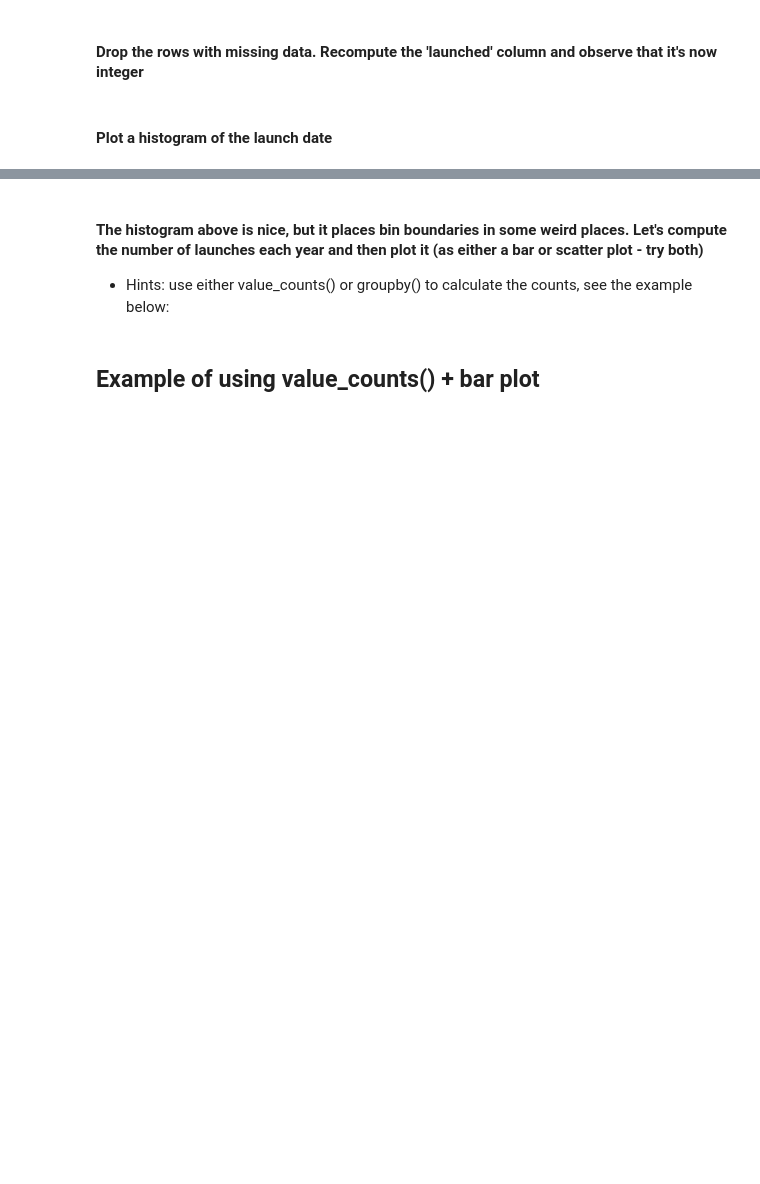
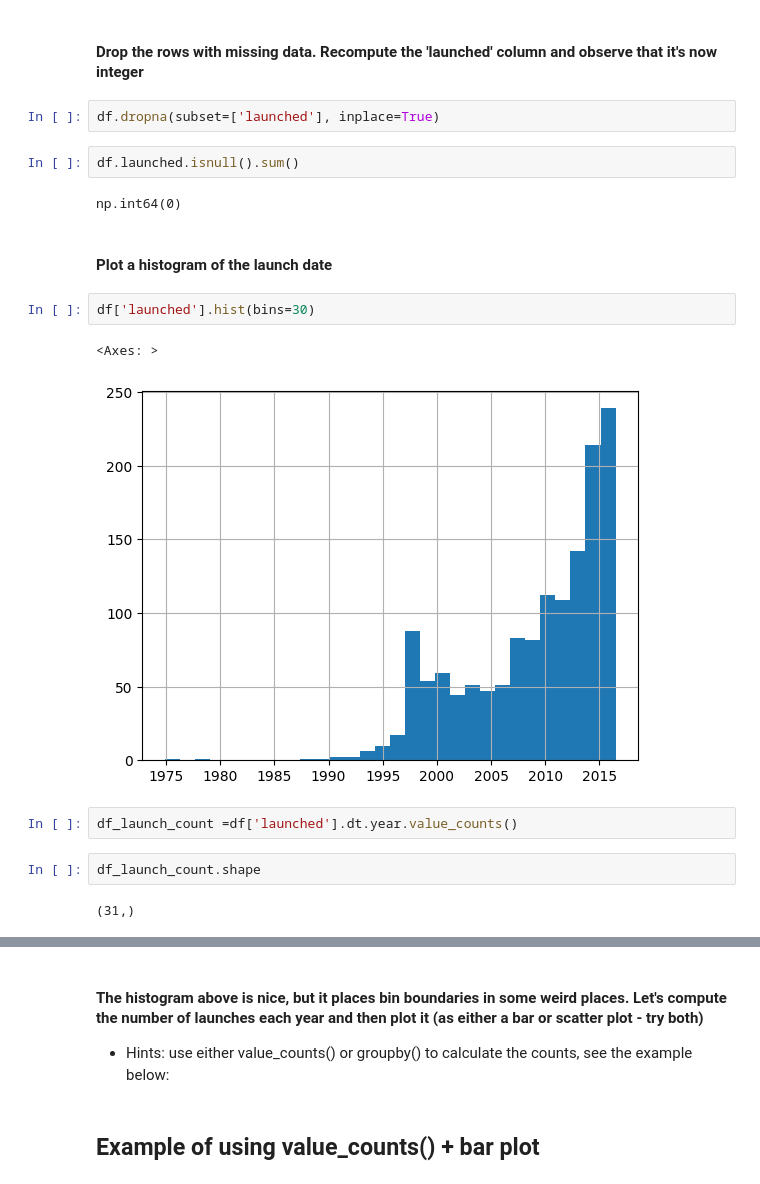
Before and after one commit to kamrik/PyData2024, a Jupyter notebook: 12-Satellites/active_satellites.ipynb, the cells around one changed output, grey strips where cells are left out. Cells and saved outputs as stored; diff of their text form; blank space fills up the shorter version.

```diff
--- a/12-Satellites/active_satellites.ipynb
+++ b/12-Satellites/active_satellites.ipynb
@@ -66,5 +136,22 @@ Hint: missing values and NaN
 # %% [markdown]
 
 #### Drop the rows with missing data. Recompute the 'launched' column and observe that it's now integer
+# %%
+df.dropna(subset=['launched'], inplace=True)
+# %%
+df.launched.isnull().sum()
+# %% [output]
+np.int64(0)
 # %% [markdown]
 #### Plot a histogram of the launch date
+# %%
+df['launched'].hist(bins=30)
+# %% [output]
+<Axes: >
+[figure, added]
+# %%
+df_launch_count =df['launched'].dt.year.value_counts()
+# %%
+df_launch_count.shape
+# %% [output]
+(31,)
```
Also changed, not shown: parts of 12 cells of this notebook, 3 other files.
